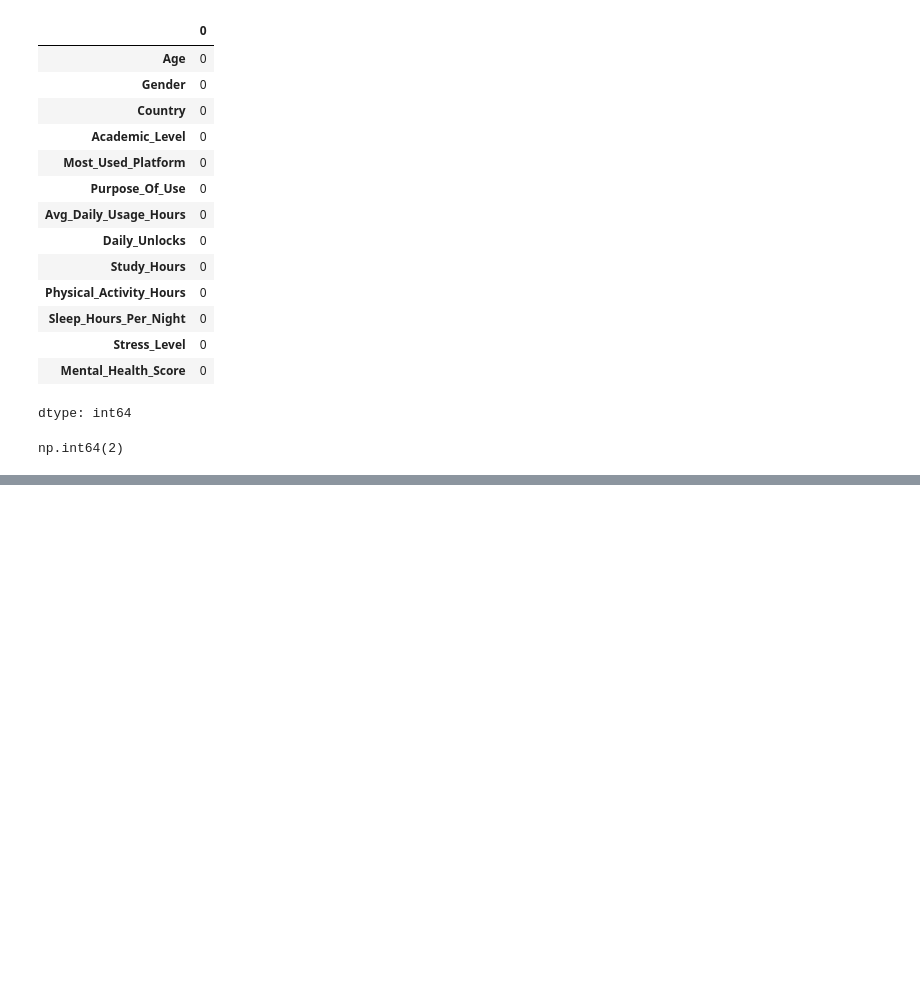
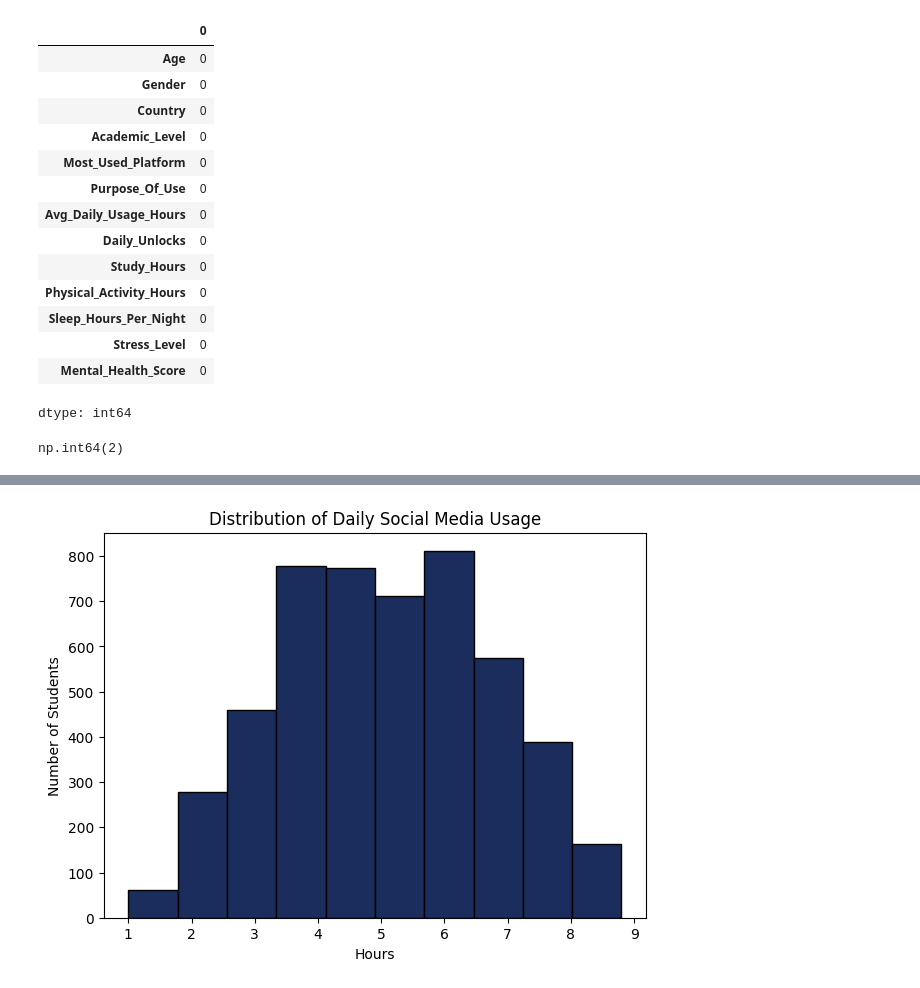
Before and after one commit to cse2023210012-prog/Student-Social-Media-And-Mental-Health-Impact-training-, a Jupyter notebook: Student_Social_Media_And_Mental_Health_Impact.ipynb, the cells around one changed output, grey strips where cells are left out. Drawn from its saved outputs; the diff is of its cells as text; code cells hidden in the pictures; blank space fills up the shorter version.

```diff
--- a/Student_Social_Media_And_Mental_Health_Impact.ipynb
+++ b/Student_Social_Media_And_Mental_Health_Impact.ipynb
@@ -69,0 +156,9 @@ df_clean = df[
+# %%
+plt.figure(figsize=(7,5))
+plt.hist(df["Avg_Daily_Usage_Hours"], bins=10, edgecolor='black',color="#1a2d5c")
+plt.title("Distribution of Daily Social Media Usage")
+plt.xlabel("Hours")
+plt.ylabel("Number of Students")
+plt.show()
+# %% [output]
+[figure, added]
```
Also changed, not shown: parts of 23 cells of this notebook.
